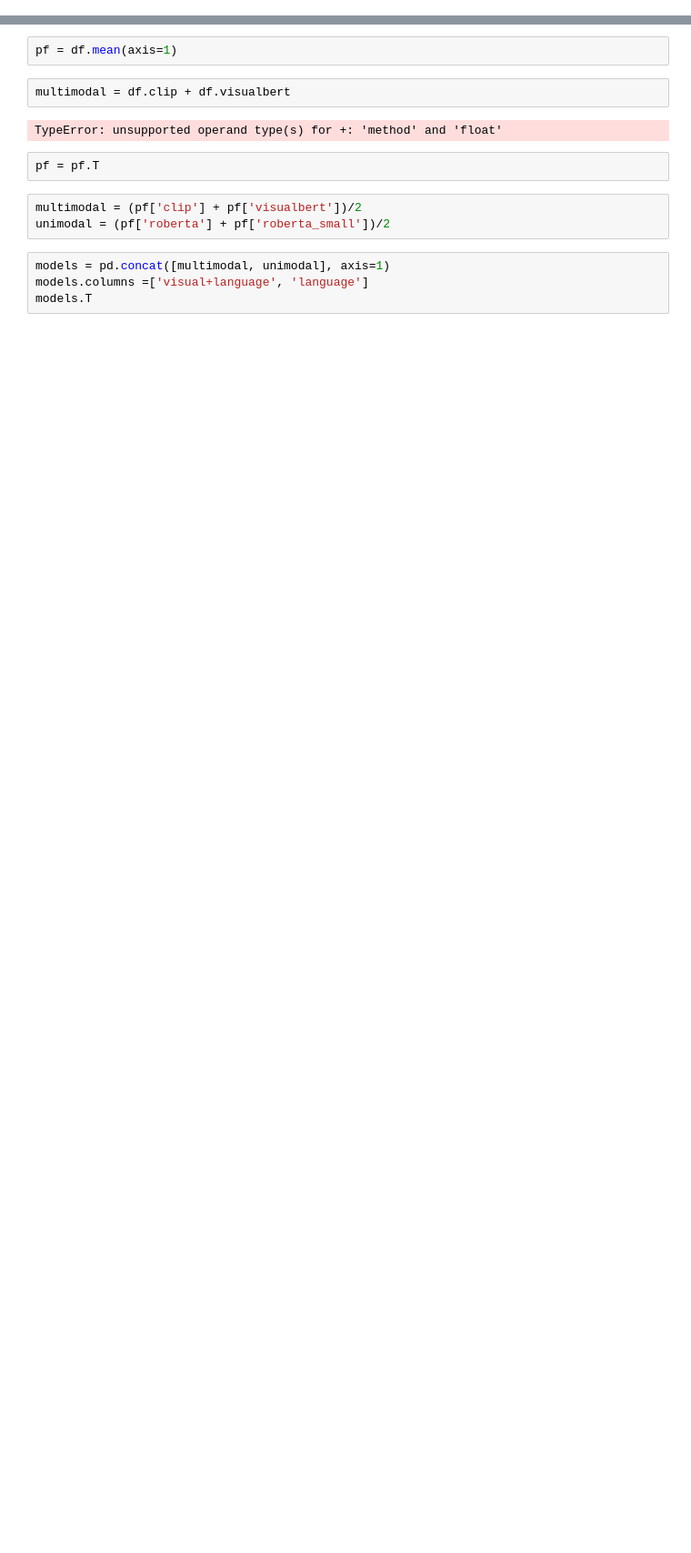
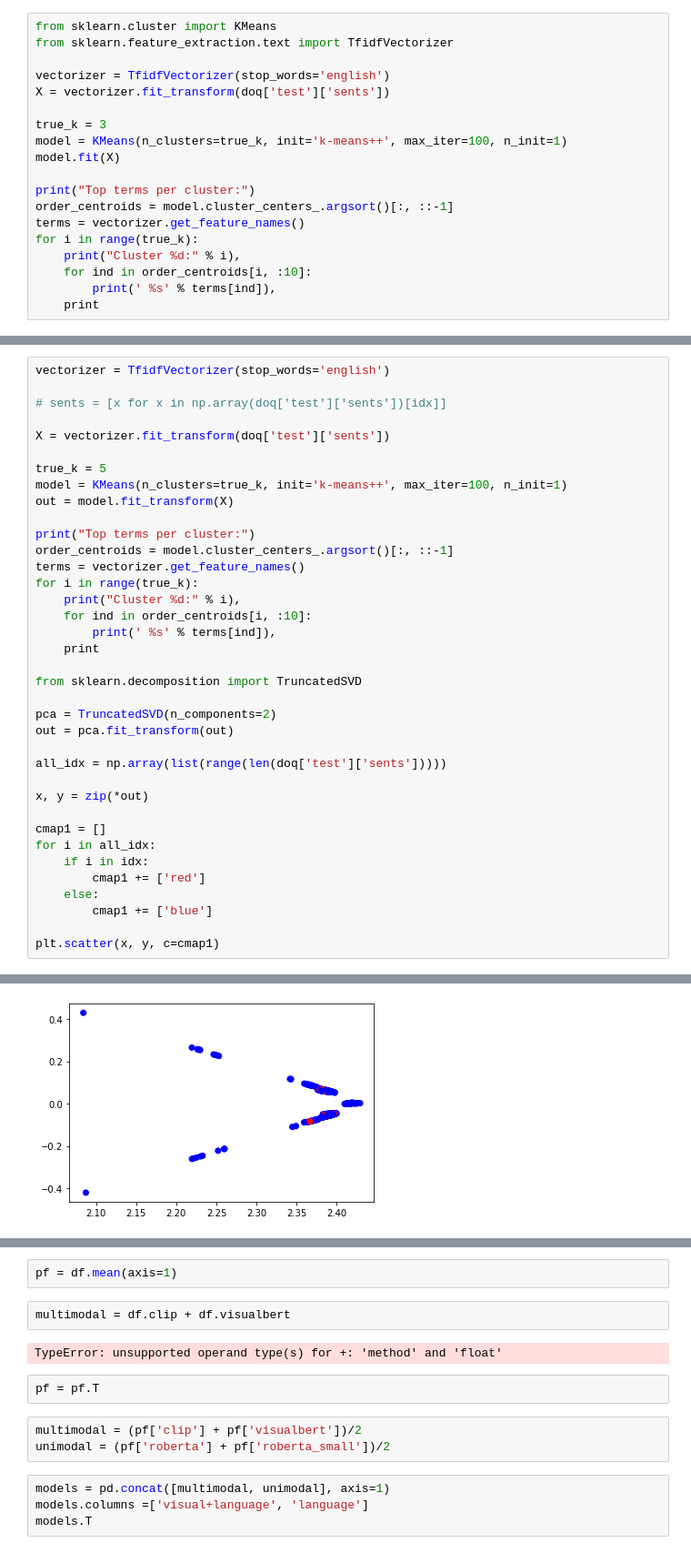
Before and after one commit to resteves-99/multi-modal-common-sense, a Jupyter notebook: evaluation.ipynb, the cells around one changed output, grey strips where cells are left out. Shown at 91% size. Drawn from its saved outputs; the diff is of its cells as text; blank space fills up the shorter version.

```diff
--- a/evaluation.ipynb
+++ b/evaluation.ipynb
@@ -154,0 +520,19 @@ df.T
+# %%
+from sklearn.cluster import KMeans
+from sklearn.feature_extraction.text import TfidfVectorizer
+
+vectorizer = TfidfVectorizer(stop_words='english')
+X = vectorizer.fit_transform(doq['test']['sents'])
+
+true_k = 3
+model = KMeans(n_clusters=true_k, init='k-means++', max_iter=100, n_init=1)
+model.fit(X)
+
+print("Top terms per cluster:")
+order_centroids = model.cluster_centers_.argsort()[:, ::-1]
+terms = vectorizer.get_feature_names()
+for i in range(true_k):
+    print("Cluster %d:" % i),
+    for ind in order_centroids[i, :10]:
+        print(' %s' % terms[ind]),
+    print
@@ -154,0 +557,38 @@ df.T
+# %%
+vectorizer = TfidfVectorizer(stop_words='english')
+
+# sents = [x for x in np.array(doq['test']['sents'])[idx]]
+
+X = vectorizer.fit_transform(doq['test']['sents'])
+
+true_k = 5
+model = KMeans(n_clusters=true_k, init='k-means++', max_iter=100, n_init=1)
+out = model.fit_transform(X)
+
+print("Top terms per cluster:")
+order_centroids = model.cluster_centers_.argsort()[:, ::-1]
+terms = vectorizer.get_feature_names()
+for i in range(true_k):
+    print("Cluster %d:" % i),
+    for ind in order_centroids[i, :10]:
+        print(' %s' % terms[ind]),
+    print
+
+from sklearn.decomposition import TruncatedSVD
+
+pca = TruncatedSVD(n_components=2)
+out = pca.fit_transform(out)
+
+all_idx = np.array(list(range(len(doq['test']['sents']))))
+
+x, y = zip(*out)
+
+cmap1 = []
+for i in all_idx:
+    if i in idx:
+        cmap1 += ['red']
+    else:
+        cmap1 += ['blue']
+
+plt.scatter(x, y, c=cmap1)
+# %% [output]
@@ -154,0 +613 @@ df.T
+[figure, added]
```
Also changed, not shown: parts of 57 cells of this notebook, 2 other files.
